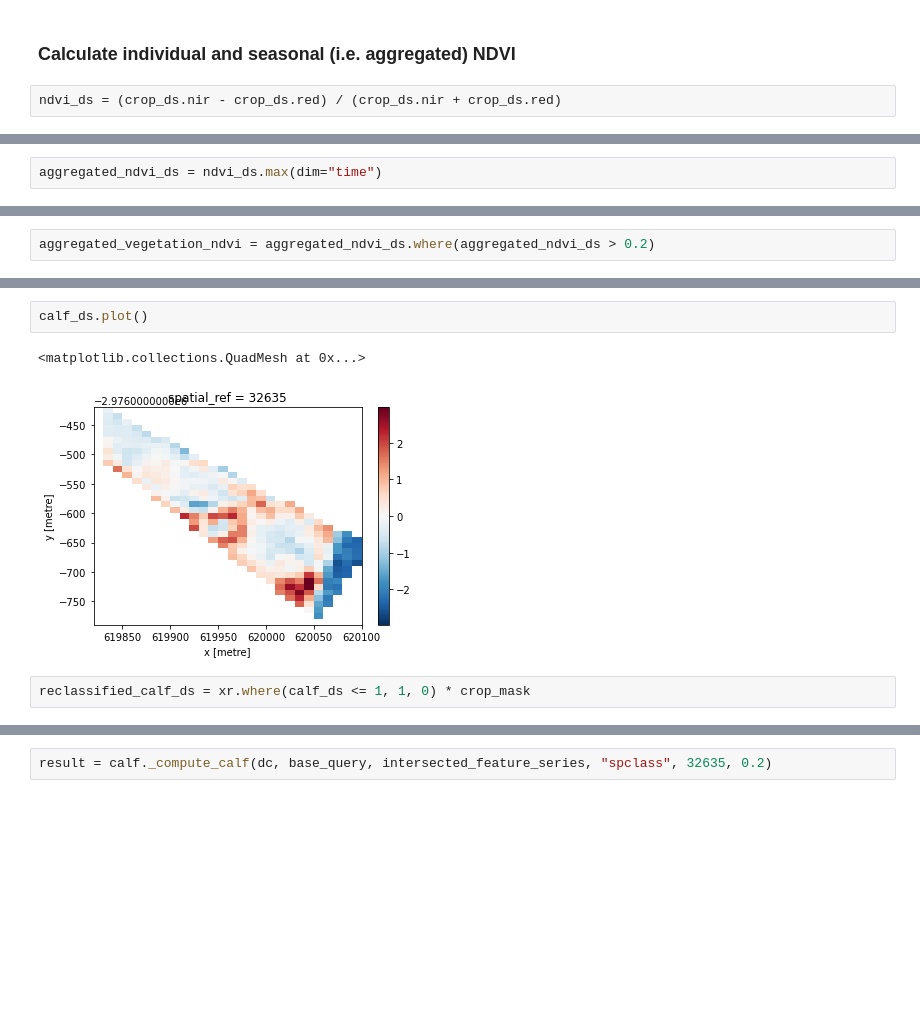
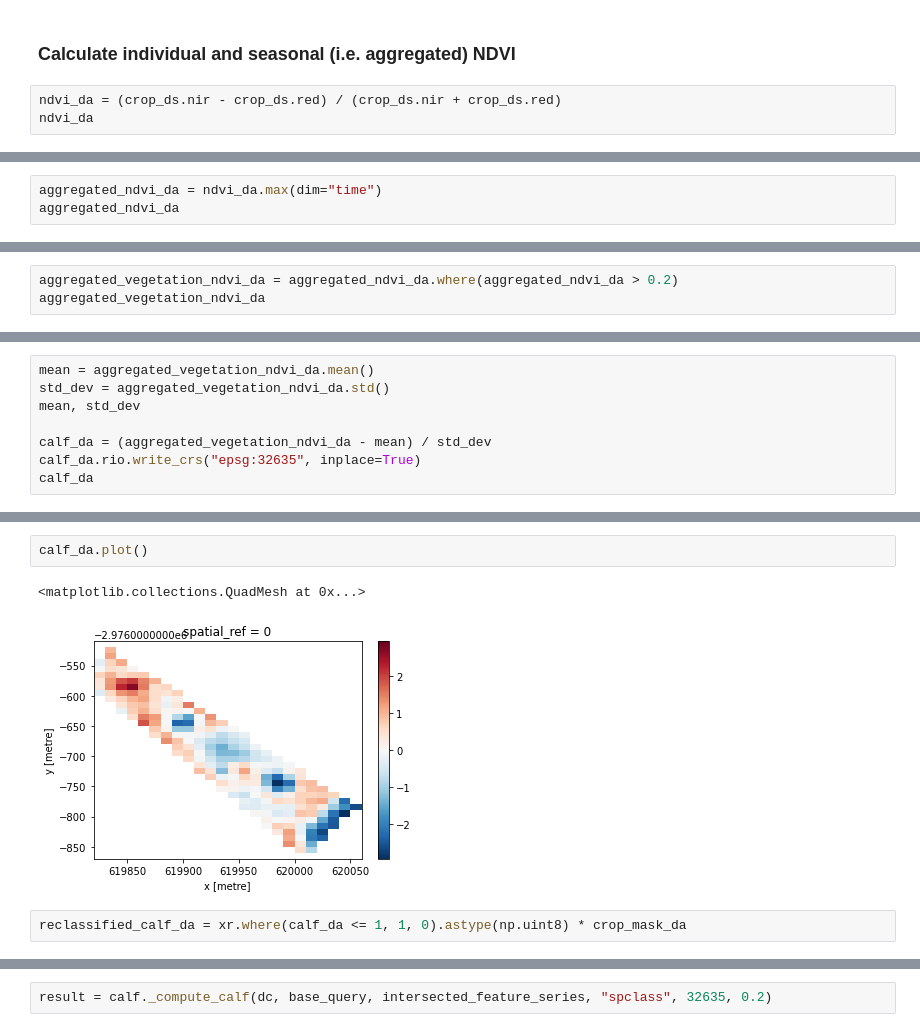
Before and after one commit to ricardogsilva/sansa-crop-arable-land-fraction, a Jupyter notebook: notebooks/calf-interactive-testing.ipynb, the cells around one changed output, grey strips where cells are left out. Saved outputs shown, nothing was run; the diff lists cells and outputs as text; blank space fills up the shorter version.

```diff
--- a/notebooks/calf-interactive-testing.ipynb
+++ b/notebooks/calf-interactive-testing.ipynb
@@ -139,4 +169,5 @@ crop_ds.red.plot(col="time")
 # %% [markdown]
 ### Calculate individual and seasonal (i.e. aggregated) NDVI
 # %%
-ndvi_ds = (crop_ds.nir - crop_ds.red) / (crop_ds.nir + crop_ds.red)
+ndvi_da = (crop_ds.nir - crop_ds.red) / (crop_ds.nir + crop_ds.red)
+ndvi_da
@@ -148,2 +199,3 @@ ndvi_ds.plot(col="time")
 # %%
-aggregated_ndvi_ds = ndvi_ds.max(dim="time")
+aggregated_ndvi_da = ndvi_da.max(dim="time")
+aggregated_ndvi_da
@@ -155,2 +227,3 @@ aggregated_ndvi_ds.plot()
 # %%
-aggregated_vegetation_ndvi = aggregated_ndvi_ds.where(aggregated_ndvi_ds > 0.2)
+aggregated_vegetation_ndvi_da = aggregated_ndvi_da.where(aggregated_ndvi_da > 0.2)
+aggregated_vegetation_ndvi_da
@@ -178,0 +256,8 @@ calf_ds = (aggregated_vegetation_ndvi - mean) / std_dev
+# %%
+mean = aggregated_vegetation_ndvi_da.mean()
+std_dev = aggregated_vegetation_ndvi_da.std()
+mean, std_dev
+
+calf_da = (aggregated_vegetation_ndvi_da - mean) / std_dev
+calf_da.rio.write_crs("epsg:32635", inplace=True)
+calf_da
@@ -179,8 +282,8 @@ calf_ds = (aggregated_vegetation_ndvi - mean) / std_dev
 # %%
-calf_ds.plot()
+calf_da.plot()
 # %% [output]
 <matplotlib.collections.QuadMesh at 0x...>
-[figure, old version]
+[figure, new version]
 # %%
-reclassified_calf_ds = xr.where(calf_ds <= 1, 1, 0) * crop_mask
+reclassified_calf_da = xr.where(calf_da <= 1, 1, 0).astype(np.uint8) * crop_mask_da
 # %%
```
Also changed, not shown: parts of 84 cells of this notebook, 4 other files.
